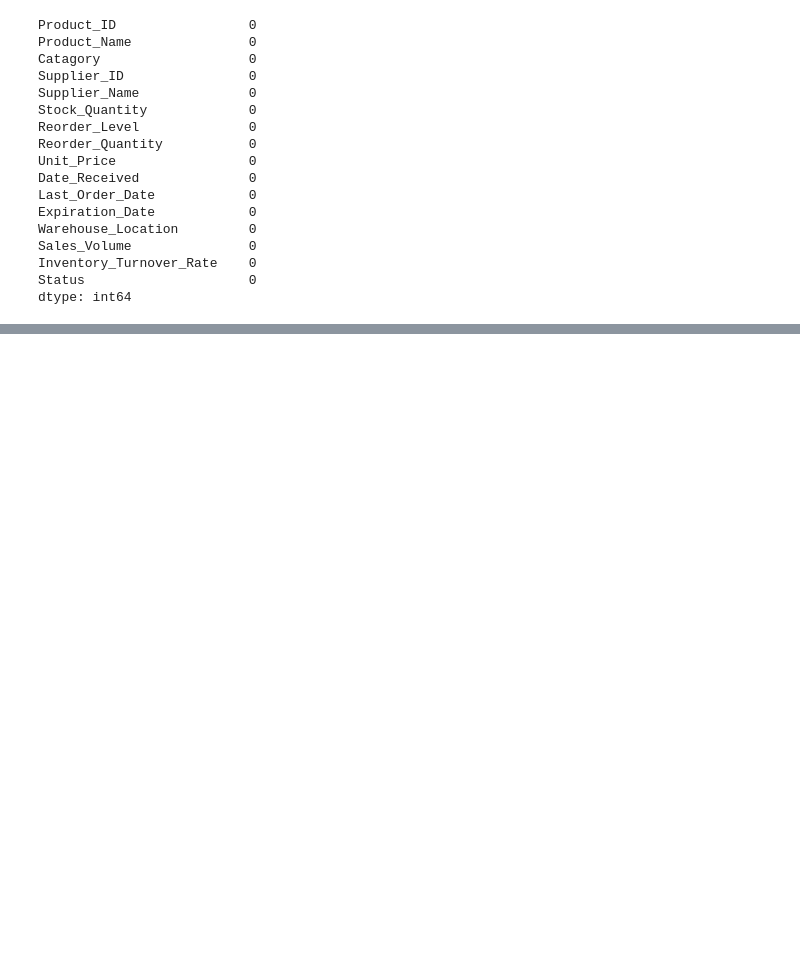
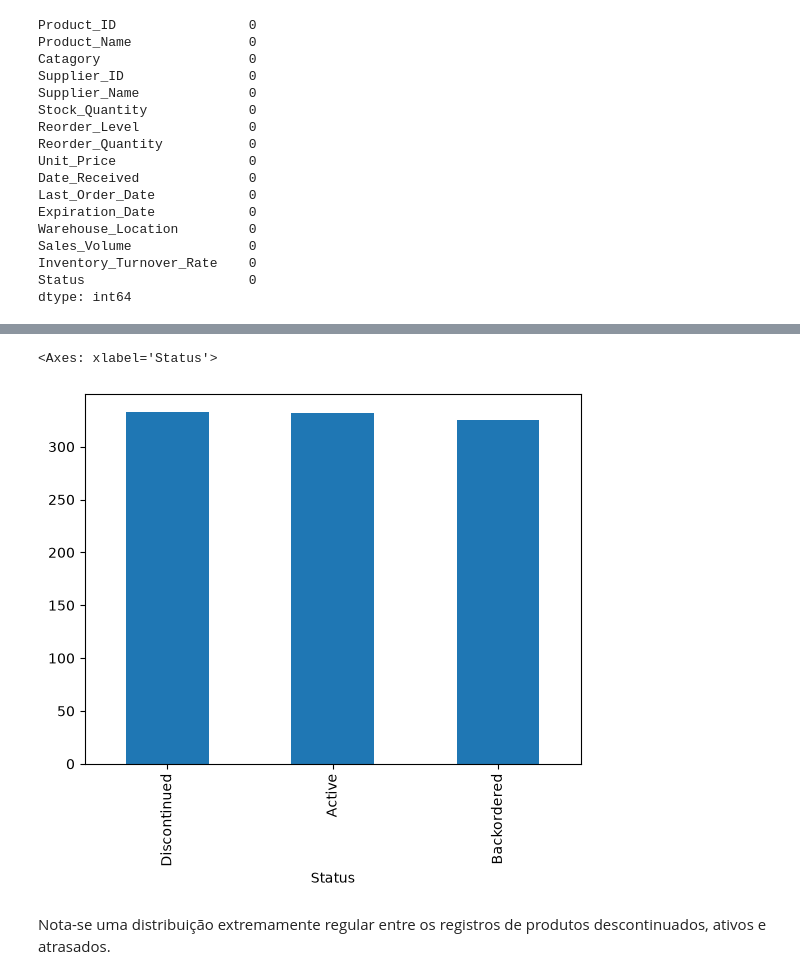
Before and after one commit to beatrizfariasilva/Analise_Stockwise, a Jupyter notebook: Desktop/PROJETO_ANALISE_STOCKWISE/analise_stockwise.ipynb, the cells around one changed output, grey strips where cells are left out. Saved outputs shown, nothing was run; the diff lists cells and outputs as text; code cells hidden in the pictures; blank space fills up the shorter version.

```diff
--- a/Desktop/PROJETO_ANALISE_STOCKWISE/analise_stockwise.ipynb
+++ b/Desktop/PROJETO_ANALISE_STOCKWISE/analise_stockwise.ipynb
@@ -277,0 +312,7 @@ Observações:
+# %%
+df['Status'].value_counts().plot(kind='bar')
+# %% [output]
+<Axes: xlabel='Status'>
+[figure, added]
+# %% [markdown]
+Nota-se uma distribuição extremamente regular entre os registros de produtos descontinuados, ativos e atrasados.
```
Also changed, not shown: parts of 38 cells of this notebook.
